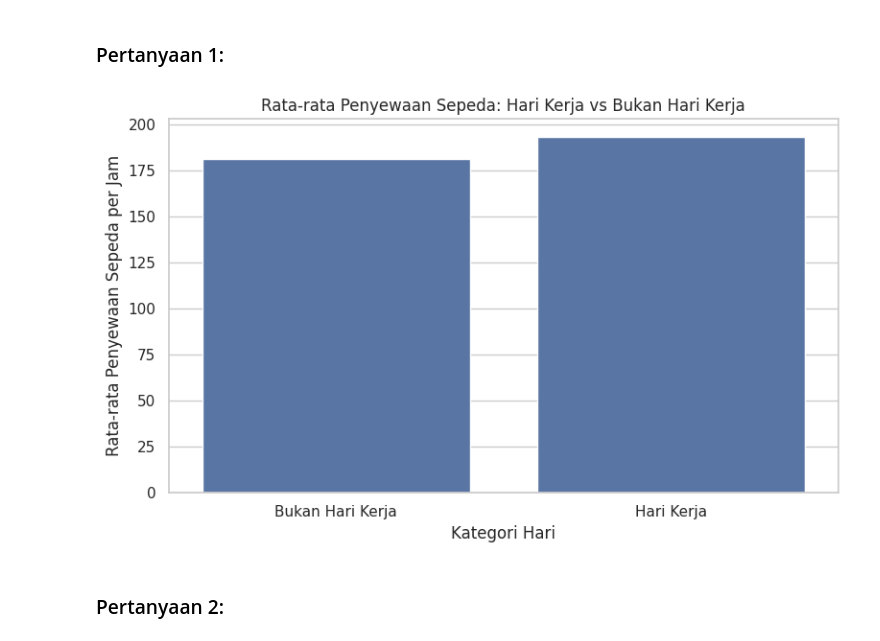
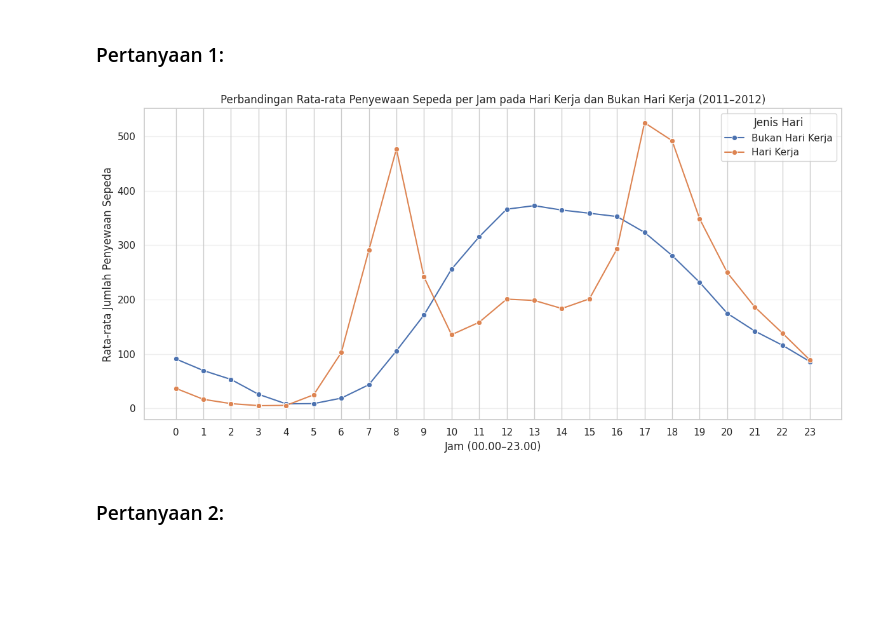
Before and after one commit to nabilarana85-oss/bike-sharing-dashboard, a Jupyter notebook: notebook.ipynb, the cells around one changed output. Drawn from its saved outputs; the diff is of its cells as text; code cells hidden in the pictures; blank space fills up the shorter version.

```diff
--- a/notebook.ipynb
+++ b/notebook.ipynb
@@ -318,24 +415,37 @@ Hasil ini menunjukkan bahwa hari kerja, musim, dan kondisi cuaca memiliki pola h
 ## Visualization & Explanatory Analysis
 # %% [markdown]
 ### Pertanyaan 1:
-# %%
-# Menghitung rata-rata penyewaan sepeda berdasarkan hari kerja
-visual_data = hour_df.groupby('workingday')['cnt'].mean()
-
-# Membuat grafik batang
-plt.figure(figsize=(8, 5))
-sns.barplot(
-    x=['Bukan Hari Kerja', 'Hari Kerja'],
-    y=visual_data.values
-)
-
-plt.title('Rata-rata Penyewaan Sepeda: Hari Kerja vs Bukan Hari Kerja')
-plt.xlabel('Kategori Hari')
-plt.ylabel('Rata-rata Penyewaan Sepeda per Jam')
-plt.tight_layout()
-plt.show()
-# %% [output]
-[figure, removed]
+# %%
+# Perbandingan Rata-rata Penyewaan Sepeda per Jam
+# antara Hari Kerja dan Bukan Hari Kerja Tahun 2011–2012
+
+hourly_workingday = hour_df.groupby(
+    ['hr', 'workingday']
+)['cnt'].mean().reset_index()
+
+plt.figure(figsize=(12, 6))
+
+sns.lineplot(
+    data=hourly_workingday,
+    x='hr',
+    y='cnt',
+    hue='workingday',
+    marker='o'
+)
+
+plt.title(
+    'Perbandingan Rata-rata Penyewaan Sepeda per Jam '
+    'pada Hari Kerja dan Bukan Hari Kerja (2011–2012)'
+)
+plt.xlabel('Jam (00.00–23.00)')
+plt.ylabel('Rata-rata Jumlah Penyewaan Sepeda')
+plt.xticks(range(24))
+plt.legend(title='Jenis Hari')
+plt.grid(axis='y', alpha=0.3)
+plt.tight_layout()
+plt.show()
+# %% [output]
+[figure, added]
 # %% [markdown]
 ### Pertanyaan 2:
 # %%
```
Also changed, not shown: parts of 46 cells of this notebook.
